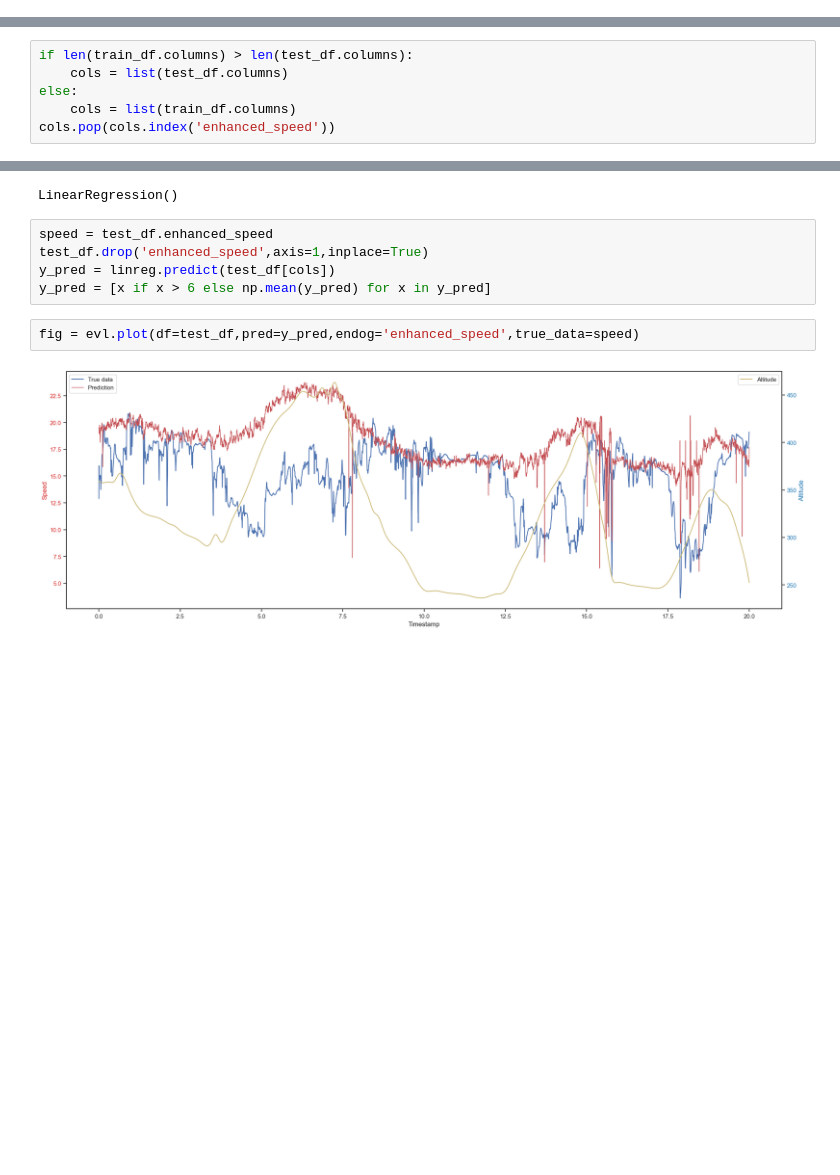
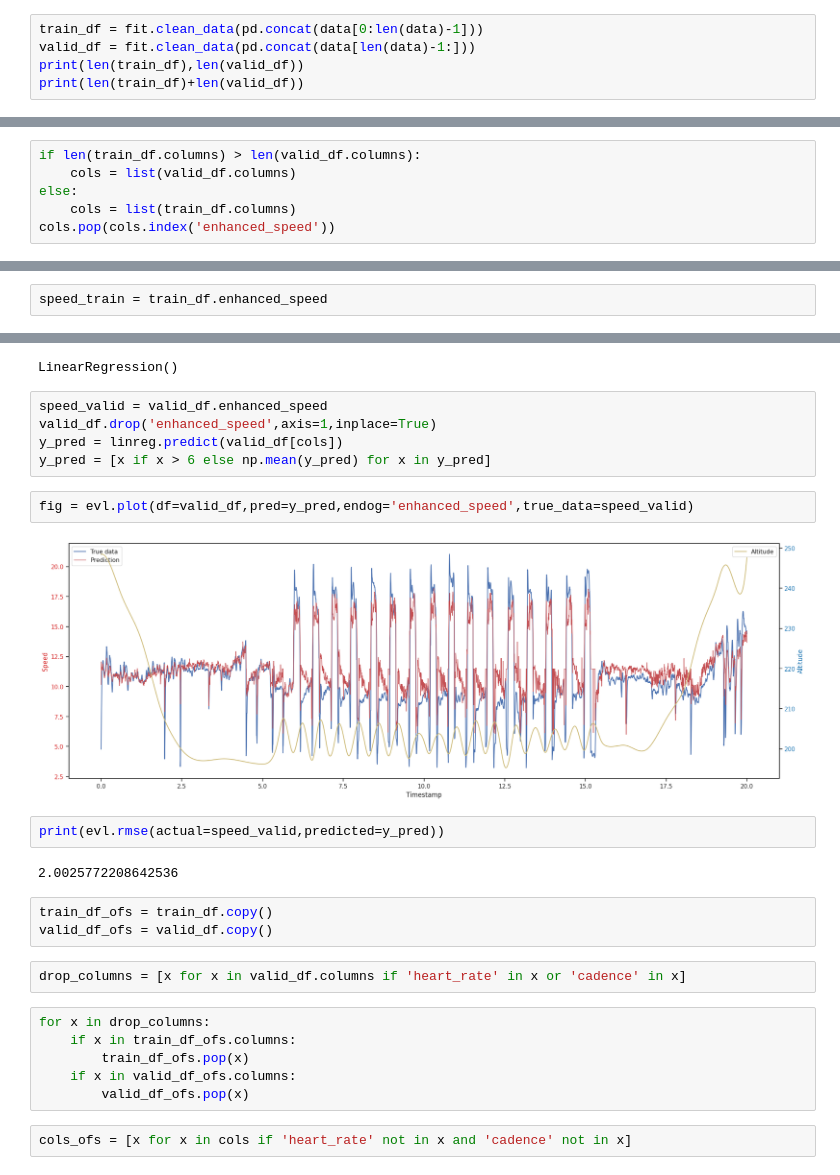
Before and after one commit to VojtaZahradnik/master_thesis, a Jupyter notebook: src/research/scikit.ipynb, the cells around one changed output, grey strips where cells are left out. Saved outputs shown, nothing was run; the diff lists cells and outputs as text; blank space fills up the shorter version.

Commit message:
Testing scikit on out of sample prediction -- well

```diff
--- a/src/research/scikit.ipynb
+++ b/src/research/scikit.ipynb
@@ -41,0 +26,5 @@ np.max(train_df.distance)
+# %%
+train_df = fit.clean_data(pd.concat(data[0:len(data)-1]))
+valid_df = fit.clean_data(pd.concat(data[len(data)-1:]))
+print(len(train_df),len(valid_df))
+print(len(train_df)+len(valid_df))
@@ -42,11 +38,13 @@ np.max(train_df.distance)
 # %%
-if len(train_df.columns) > len(test_df.columns):
-    cols = list(test_df.columns)
+if len(train_df.columns) > len(valid_df.columns):
+    cols = list(valid_df.columns)
 else:
     cols = list(train_df.columns)
 cols.pop(cols.index('enhanced_speed'))
 # %% [output]
 'enhanced_speed'
+# %%
+speed_train = train_df.enhanced_speed
 # %%
 from sklearn.linear_model import LinearRegression
 linreg = LinearRegression()
@@ -56,11 +54,28 @@ linreg.fit(train_df[cols], speed_train)
 # %% [output]
 LinearRegression()
 # %%
-speed = test_df.enhanced_speed
-test_df.drop('enhanced_speed',axis=1,inplace=True)
-y_pred = linreg.predict(test_df[cols])
+speed_valid = valid_df.enhanced_speed
+valid_df.drop('enhanced_speed',axis=1,inplace=True)
+y_pred = linreg.predict(valid_df[cols])
 y_pred = [x if x > 6 else np.mean(y_pred) for x in y_pred]
 # %%
-fig = evl.plot(df=test_df,pred=y_pred,endog='enhanced_speed',true_data=speed)
+fig = evl.plot(df=valid_df,pred=y_pred,endog='enhanced_speed',true_data=speed_valid)
 # %% [output]
-[figure, old version]
+[figure, new version]
+# %%
+print(evl.rmse(actual=speed_valid,predicted=y_pred))
+# %% [output]
+2.0025772208642536
+# %%
+train_df_ofs = train_df.copy()
+valid_df_ofs = valid_df.copy()
+# %%
+drop_columns = [x for x in valid_df.columns if 'heart_rate' in x or 'cadence' in x]
+# %%
+for x in drop_columns:
+    if x in train_df_ofs.columns:
+        train_df_ofs.pop(x)
+    if x in valid_df_ofs.columns:
+        valid_df_ofs.pop(x)
+# %%
+cols_ofs = [x for x in cols if 'heart_rate' not in x and 'cadence' not in x]
```
Also changed, not shown: parts of 10 cells of this notebook, 2 other files.
